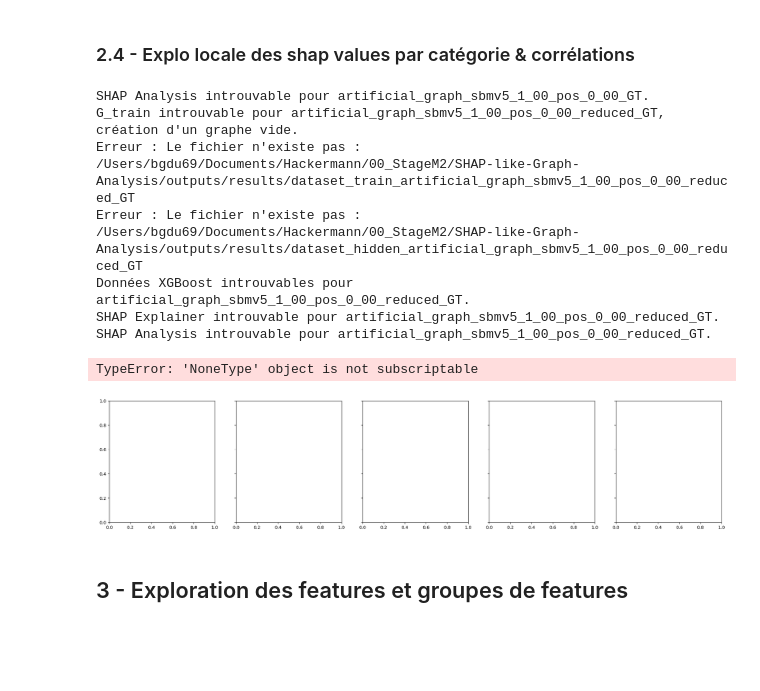
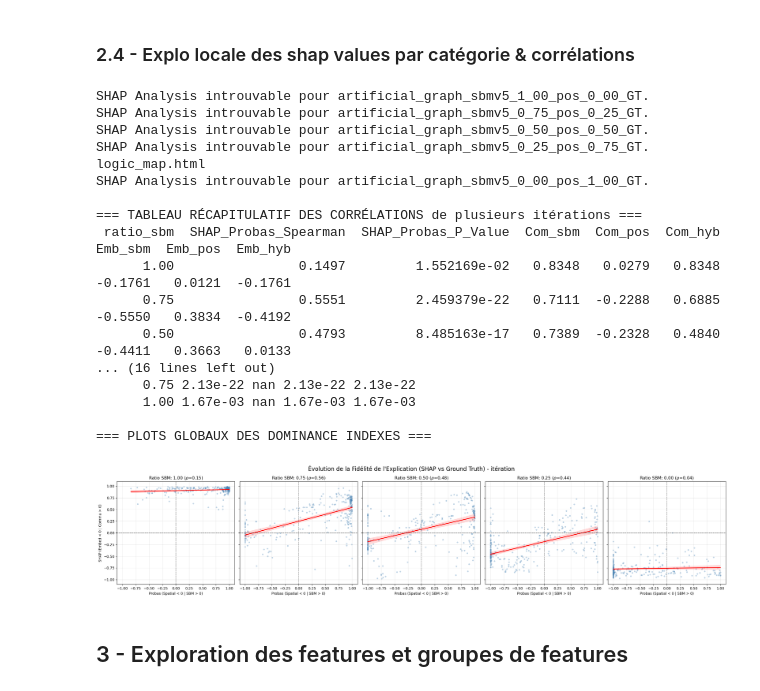
Before and after one commit to DeankoontzG/SHAP-like-Graph-Analysis, a Jupyter notebook: Performance_Analysis.ipynb, the cells around one changed output. Cells and saved outputs as stored; diff of their text form; code cells hidden in the pictures; blank space fills up the shorter version.

```diff
--- a/Performance_Analysis.ipynb
+++ b/Performance_Analysis.ipynb
@@ -974,7 +974,7 @@ all_summaries = []
 for i in np.arange(0, 1.25, 0.25):
     sbm_val = f"{i:.2f}"
     pos_val = f"{1-i:.2f}"
-    G_name = f"artificial_graph_sbmv5_{sbm_val.replace('.', '_')}_pos_{pos_val.replace('.', '_')}"
+    G_name = f"artificial_graph_sbmv5_{sbm_val.replace('.', '_')}_pos_{pos_val.replace('.', '_')}_reduced_GT"
 
     _, _, _, xgboost_data, shap_explainer, _ = gp.load_all_data_for_graph(G_name)
     X_test = xgboost_data['X_test']
@@ -1266,8 +1249,8 @@ for j in [""] :
         G_name_reduced = f"artificial_graph_sbmv5{j}_{sbm_val.replace('.', '_')}_pos_{pos_val.replace('.', '_')}_reduced_GT"
 
 
-        G, _, dataset_hidden, _, _, _ = gp.load_all_data_for_graph(G_name)
-        _, _, _, xgboost_data, shap_explainer, _ = gp.load_all_data_for_graph(G_name_reduced)
+        G, _, dataset_hidden, xgboost_data, shap_explainer, _ = gp.load_all_data_for_graph(G_name)
+        #_, _, _, xgboost_data, shap_explainer, _ = gp.load_all_data_for_graph(G_name_reduced)
 
         p_matrices = joblib.load(f"graph_library/artificial_graph_sbmv4{j}_P_matrices.joblib")
 
@@ -1289,8 +1272,15 @@ for j in [""] :
         Mann_Whitney["ratio_sbm"] = i
         Mann_Whitney_recap.append(Mann_Whitney)
 
+        # --- Test statistique spearman entre "Dominance_probas_Index" & "Dominance_Index" ---
+        s_corr, s_p = stats.spearmanr(explainability_dataset["Dominance_Index"], explainability_dataset["Dominance_probas_Index"])
+
         # --- Coefficients de Corrélation avec Dominance_idex ---
-        row = {"ratio_sbm": i}
+        row = {
+            "ratio_sbm": i,
+            "SHAP_Probas_Spearman": round(s_corr, 4),
+            "SHAP_Probas_P_Value": s_p
+        }
         colonnes_p = ["p_uv_sbm", "p_uv_pos", "p_uv_hyb"]
         groupes_shap = {"SHAP_Groupe_Communities": "Com",
                         "SHAP_Groupe_Embeddings": "Emb"
@@ -1307,42 +1297,51 @@ for j in [""] :
         correlations_recap.append(row)
 
 correlations_recap = pd.DataFrame(correlations_recap)
 
 print("\n=== TABLEAU RÉCAPITULATIF DES CORRÉLATIONS de plusieurs itérations ===")
 print(correlations_recap.to_string(index=False))
 
 print("\n=== SYNTHÈSE DES CORRÉLATIONS (MOYENNE ET ÉCART-TYPE) ===")
 stats = correlations_recap.groupby("ratio_sbm").agg(["mean", "std", "min", "max"])
 final_table = pd.DataFrame(index=stats.index)
 
 for col in stats.columns.levels[0]:
     if col == "ratio_sbm": continue
     final_table[col] = stats[col].apply(
         lambda x: f"{x['mean']:.3f} ({x['std']:.3f})", axis=1
     )
 
 print(final_table.reset_index().to_string(index=False))
 
 print("\n=== RÉCAPITULATIF STATISTIQUE (MANN-WHITNEY P-VALUE) ===")
 Mann_Whitney_stats = pd.DataFrame(Mann_Whitney_recap)
 p_val_summary = Mann_Whitney_stats.groupby("ratio_sbm")["p_val_test"].agg(["mean", "std", "min", "max"])
 print(p_val_summary.applymap(lambda x: f"{x:.2e}").reset_index().to_string(index=False))
 
 print("\n=== PLOTS GLOBAUX DES DOMINANCE INDEXES ===")
 plt.tight_layout()
 fig.suptitle(f"Évolution de la Fidélité de l'Explication (SHAP vs Ground Truth) - itération {j}", fontsize=16, y=1.05)
-plt.savefig("outputs/plots/evolution_dominance_multi_ratio_v5_20260408.png", bbox_inches='tight')
+plt.savefig("outputs/plots/evolution_dominance_multi_ratio_v5_20260409.png", bbox_inches='tight')
 plt.show()
 # %% [output]
 SHAP Analysis introuvable pour artificial_graph_sbmv5_1_00_pos_0_00_GT.
-G_train introuvable pour artificial_graph_sbmv5_1_00_pos_0_00_reduced_GT, création d'un graphe vide.
-Erreur : Le fichier n'existe pas : /Users/bgdu69/Documents/Hackermann/00_StageM2/SHAP-like-Graph-Analysis/outputs/results/dataset_train_artificial_graph_sbmv5_1_00_pos_0_00_reduced_GT
-Erreur : Le fichier n'existe pas : /Users/bgdu69/Documents/Hackermann/00_StageM2/SHAP-like-Graph-Analysis/outputs/results/dataset_hidden_artificial_graph_sbmv5_1_00_pos_0_00_reduced_GT
-Données XGBoost introuvables pour artificial_graph_sbmv5_1_00_pos_0_00_reduced_GT.
-SHAP Explainer introuvable pour artificial_graph_sbmv5_1_00_pos_0_00_reduced_GT.
-SHAP Analysis introuvable pour artificial_graph_sbmv5_1_00_pos_0_00_reduced_GT.
+SHAP Analysis introuvable pour artificial_graph_sbmv5_0_75_pos_0_25_GT.
+SHAP Analysis introuvable pour artificial_graph_sbmv5_0_50_pos_0_50_GT.
+SHAP Analysis introuvable pour artificial_graph_sbmv5_0_25_pos_0_75_GT.
+logic_map.html
+SHAP Analysis introuvable pour artificial_graph_sbmv5_0_00_pos_1_00_GT.
+
+=== TABLEAU RÉCAPITULATIF DES CORRÉLATIONS de plusieurs itérations ===
+ ratio_sbm  SHAP_Probas_Spearman  SHAP_Probas_P_Value  Com_sbm  Com_pos  Com_hyb  Emb_sbm  Emb_pos  Emb_hyb
+      1.00                0.1497         1.552169e-02   0.8348   0.0279   0.8348  -0.1761   0.0121  -0.1761
+      0.75                0.5551         2.459379e-22   0.7111  -0.2288   0.6885  -0.5550   0.3834  -0.4192
+      0.50                0.4793         8.485163e-17   0.7389  -0.2328   0.4840  -0.4411   0.3663   0.0133
+... (16 lines left out)
+      0.75 2.13e-22 nan 2.13e-22 2.13e-22
+      1.00 1.67e-03 nan 1.67e-03 1.67e-03
+
+=== PLOTS GLOBAUX DES DOMINANCE INDEXES ===
-TypeError: 'NoneType' object is not subscriptable
-[figure, old version]
+[figure, new version]
 # %% [markdown]
 ## 3 - Exploration des features et groupes de features
 # %% [markdown]
```
Also changed, not shown: parts of 3 cells of this notebook, 1 other file.
